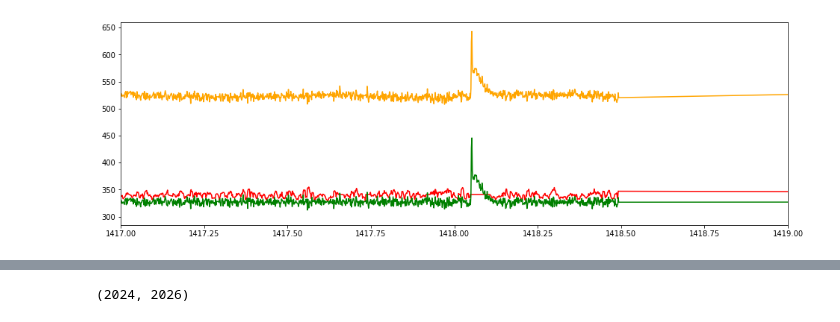
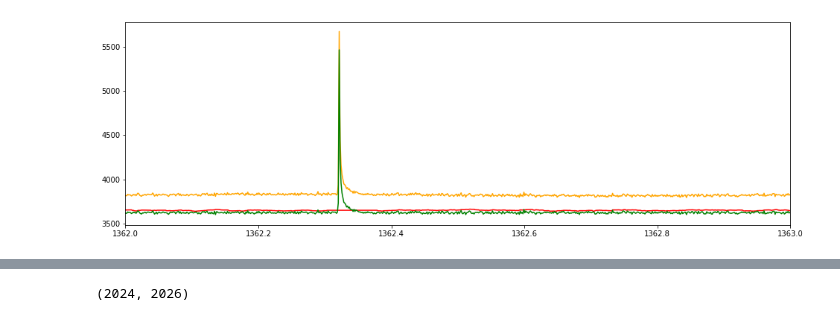
Before and after one commit to ekaterinailin/TESS_UCD_flares, a Jupyter notebook: notebook/NB3_Look_at_inj_rec_heatmap.ipynb, the cells around one changed output, grey strips where cells are left out. Cells and saved outputs as stored; diff of their text form; code cells hidden in the pictures.

```diff
--- a/notebook/NB3_Look_at_inj_rec_heatmap.ipynb
+++ b/notebook/NB3_Look_at_inj_rec_heatmap.ipynb
@@ -51,4 +60,0 @@ plot_heatmap(dff, val, ID=TIC);
-# %%
-TIC = 328254412
-c = 4
-clcs
@@ -73,5 +61,8 @@ clcs
+# %%
+TIC = int(TIC)
+c = int(c)
 # %%
 pac = get_customlc(TIC, c, clcs)
 print(pac)
-pac = "/home/ekaterina/Documents/001_Science/TESS_UCDs/TESS_UCD_flares/custom_aperture/" + pac
+pac = "/work1/eilin/TESS_UCDs/TESS_UCD_flares/custom_aperture/" + pac
 # %% [output]
@@ -121,0 +72,15 @@ To retain the current behavior and silence the warning, pass 'sort=True'.
+# %%
+#------ Find flares -------------------------------------------------------------
+
+#d = get_window_length_dict()
+
+flc = read_custom_aperture_lc(pac)
+
+
+flcd = flc.detrend("custom", func=custom_detrending)
+
+flcd = flcd.find_flares()
+
+#--------------------------------------------------------------------------------
+
+print("\nFinished TIC {} ({})\n------------------------------\n".format(TIC, flc.campaign))
@@ -122,14 +100,14 @@ To retain the current behavior and silence the warning, pass 'sort=True'.
 # %%
 plt.figure(figsize=(16,5))
 f = 5
 
 plt.plot(flc.time, flc.flux+f*40, c="orange");
 plt.plot(flcd.time, flcd.it_med+3*flcd.detrended_flux_err, c="r");
 plt.plot(flcd.time, flcd.detrended_flux, c="g");
-plt.xlim(1417,1419);
+plt.xlim(1362,1363);
 #plt.ylim(1400,2250)
 # %% [output]
-[figure, old version]
+[figure, new version]
 # %%
 flcd.fake_flares = df
 flcd = flcd.characterize_flares(ampl_bins=bins, dur_bins=bins)
```
Also changed, not shown: parts of 15 cells of this notebook, 1 other file.
